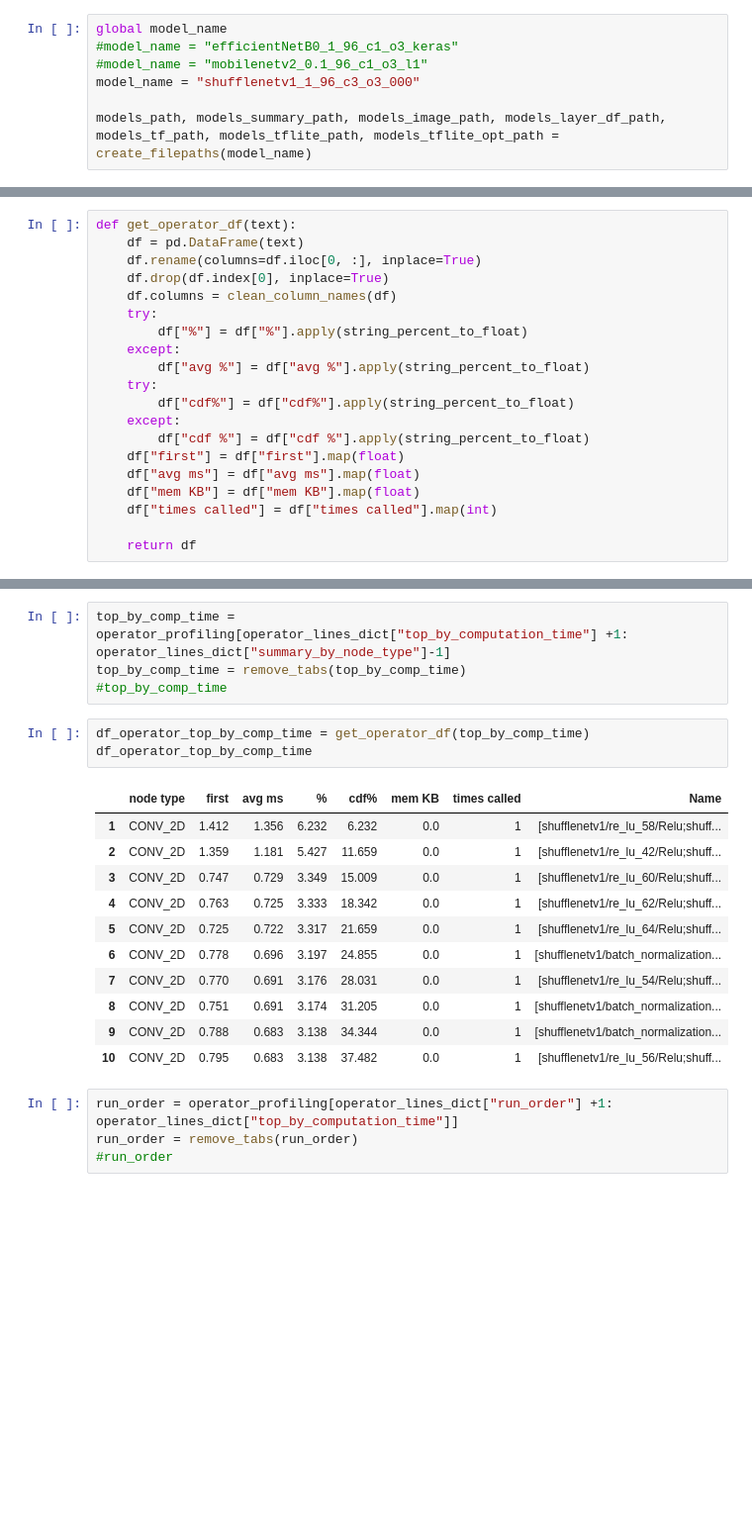
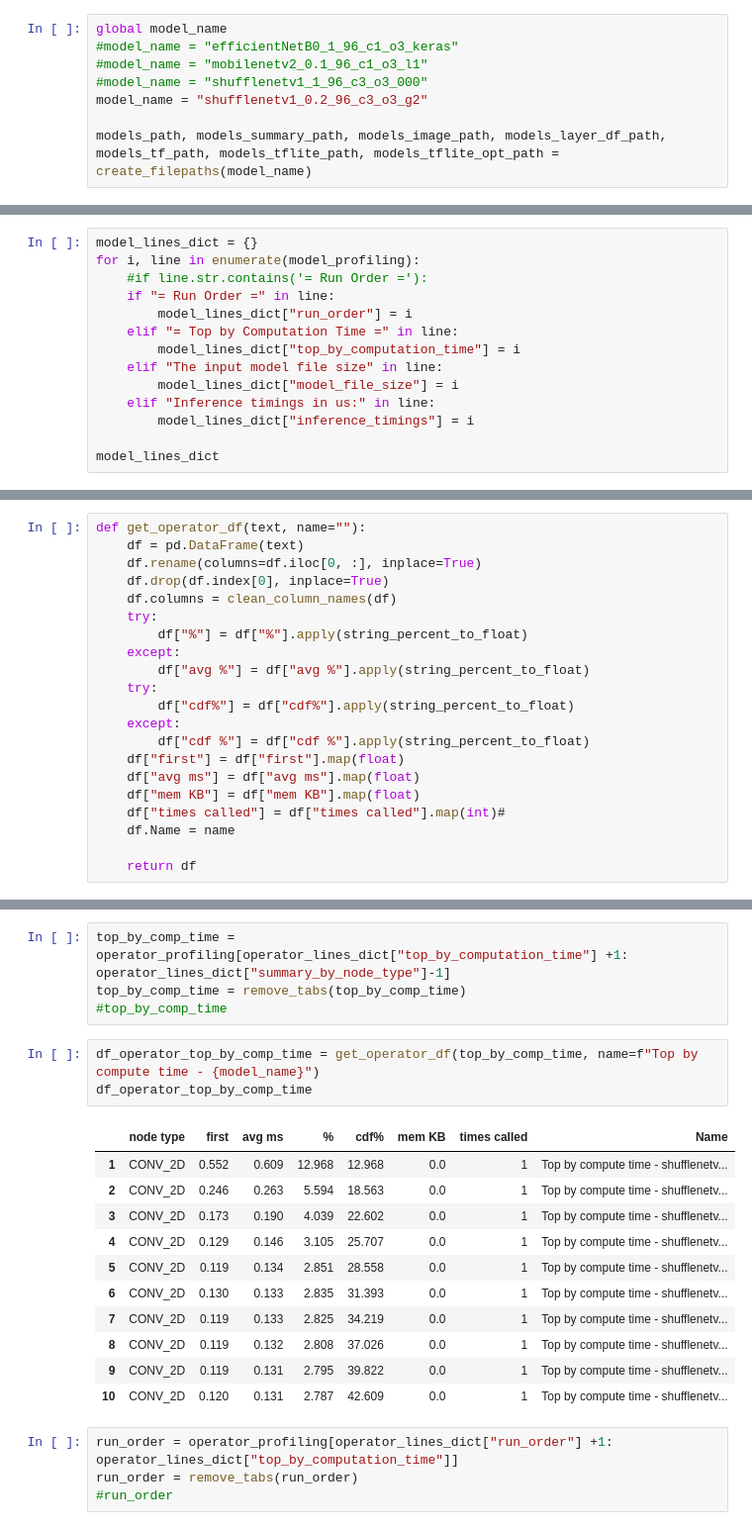
Before and after one commit to subrockmann/tiny_cnn, a Jupyter notebook: Benchmarking tflite models.ipynb, the cells around one changed output, grey strips where cells are left out. Shown at 99% size. Saved outputs shown, nothing was run; the diff lists cells and outputs as text; blank space fills up the shorter version.

```diff
--- a/Benchmarking tflite models.ipynb
+++ b/Benchmarking tflite models.ipynb
@@ -47,7 +47,8 @@ models_dir = initialize()
 global model_name
 #model_name = "efficientNetB0_1_96_c1_o3_keras"
 #model_name = "mobilenetv2_0.1_96_c1_o3_l1"
-model_name = "shufflenetv1_1_96_c3_o3_000"
+#model_name = "shufflenetv1_1_96_c3_o3_000"
+model_name = "shufflenetv1_0.2_96_c3_o3_g2"
 
 models_path, models_summary_path, models_image_path, models_layer_df_path, models_tf_path, models_tflite_path, models_tflite_opt_path = create_filepaths(model_name)
 # %% [output]
@@ -176,2 +180,16 @@ model_profiling
  'Memory (bytes): count=0',
  '2 nodes observed']
+# %%
+model_lines_dict = {}
+for i, line in enumerate(model_profiling):
+    #if line.str.contains('= Run Order ='):
+    if "= Run Order =" in line:
+        model_lines_dict["run_order"] = i
+    elif "= Top by Computation Time =" in line:
+        model_lines_dict["top_by_computation_time"] = i
+    elif "The input model file size" in line:
+        model_lines_dict["model_file_size"] = i
+    elif "Inference timings in us:" in line:
+        model_lines_dict["inference_timings"] = i
+
+model_lines_dict
@@ -215,5 +271,5 @@ operator_lines_dict
 # %%
-def get_operator_df(text):
+def get_operator_df(text, name=""):
     df = pd.DataFrame(text)
     df.rename(columns=df.iloc[0, :], inplace=True)
     df.drop(df.index[0], inplace=True)
@@ -229,7 +285,8 @@ def get_operator_df(text):
     df["first"] = df["first"].map(float)
     df["avg ms"] = df["avg ms"].map(float)
     df["mem KB"] = df["mem KB"].map(float)
-    df["times called"] = df["times called"].map(int)
+    df["times called"] = df["times called"].map(int)#
+    df.Name = name
 
     return df
 # %%
@@ -293,20 +376,20 @@ top_by_comp_time = operator_profiling[operator_lines_dict["top_by_computation_ti
 top_by_comp_time = remove_tabs(top_by_comp_time)
 #top_by_comp_time
 # %%
-df_operator_top_by_comp_time = get_operator_df(top_by_comp_time)
+df_operator_top_by_comp_time = get_operator_df(top_by_comp_time, name=f"Top by compute time - {model_name}")
 df_operator_top_by_comp_time
 # %% [output]
 |  | node type | first | avg ms | % | cdf% | mem KB | times called | Name |
-| 1 | CONV_2D | 1.412 | 1.356 | 6.232 | 6.232 | 0.0 | 1 | [shufflenetv1/re_lu_58/Relu;shuff... |
-| 2 | CONV_2D | 1.359 | 1.181 | 5.427 | 11.659 | 0.0 | 1 | [shufflenetv1/re_lu_42/Relu;shuff... |
-| 3 | CONV_2D | 0.747 | 0.729 | 3.349 | 15.009 | 0.0 | 1 | [shufflenetv1/re_lu_60/Relu;shuff... |
-| 4 | CONV_2D | 0.763 | 0.725 | 3.333 | 18.342 | 0.0 | 1 | [shufflenetv1/re_lu_62/Relu;shuff... |
-| 5 | CONV_2D | 0.725 | 0.722 | 3.317 | 21.659 | 0.0 | 1 | [shufflenetv1/re_lu_64/Relu;shuff... |
-| 6 | CONV_2D | 0.778 | 0.696 | 3.197 | 24.855 | 0.0 | 1 | [shufflenetv1/batch_normalization... |
-| 7 | CONV_2D | 0.770 | 0.691 | 3.176 | 28.031 | 0.0 | 1 | [shufflenetv1/re_lu_54/Relu;shuff... |
-| 8 | CONV_2D | 0.751 | 0.691 | 3.174 | 31.205 | 0.0 | 1 | [shufflenetv1/batch_normalization... |
-| 9 | CONV_2D | 0.788 | 0.683 | 3.138 | 34.344 | 0.0 | 1 | [shufflenetv1/batch_normalization... |
-| 10 | CONV_2D | 0.795 | 0.683 | 3.138 | 37.482 | 0.0 | 1 | [shufflenetv1/re_lu_56/Relu;shuff... |
+| 1 | CONV_2D | 0.552 | 0.609 | 12.968 | 12.968 | 0.0 | 1 | Top by compute time - shufflenetv... |
+| 2 | CONV_2D | 0.246 | 0.263 | 5.594 | 18.563 | 0.0 | 1 | Top by compute time - shufflenetv... |
+| 3 | CONV_2D | 0.173 | 0.190 | 4.039 | 22.602 | 0.0 | 1 | Top by compute time - shufflenetv... |
+| 4 | CONV_2D | 0.129 | 0.146 | 3.105 | 25.707 | 0.0 | 1 | Top by compute time - shufflenetv... |
+| 5 | CONV_2D | 0.119 | 0.134 | 2.851 | 28.558 | 0.0 | 1 | Top by compute time - shufflenetv... |
+| 6 | CONV_2D | 0.130 | 0.133 | 2.835 | 31.393 | 0.0 | 1 | Top by compute time - shufflenetv... |
+| 7 | CONV_2D | 0.119 | 0.133 | 2.825 | 34.219 | 0.0 | 1 | Top by compute time - shufflenetv... |
+| 8 | CONV_2D | 0.119 | 0.132 | 2.808 | 37.026 | 0.0 | 1 | Top by compute time - shufflenetv... |
+| 9 | CONV_2D | 0.119 | 0.131 | 2.795 | 39.822 | 0.0 | 1 | Top by compute time - shufflenetv... |
+| 10 | CONV_2D | 0.120 | 0.131 | 2.787 | 42.609 | 0.0 | 1 | Top by compute time - shufflenetv... |
 # %%
 run_order = operator_profiling[operator_lines_dict["run_order"] +1: operator_lines_dict["top_by_computation_time"]]
 run_order = remove_tabs(run_order)
```
Also changed, not shown: parts of 49 cells of this notebook.
